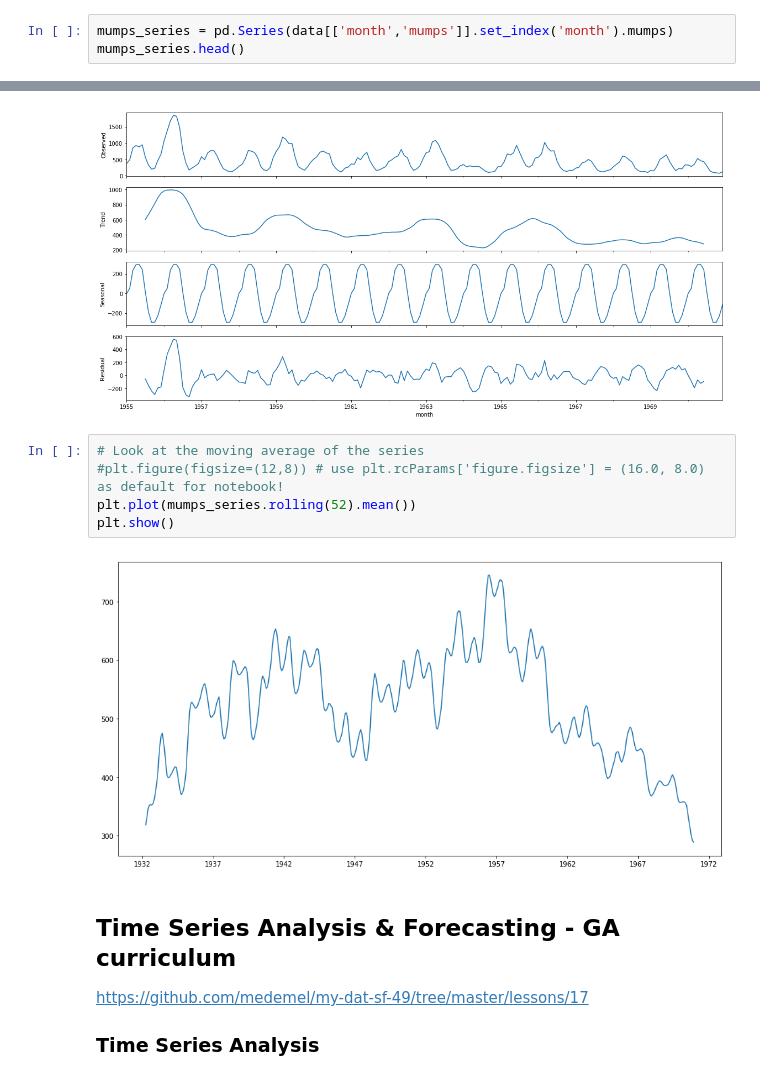
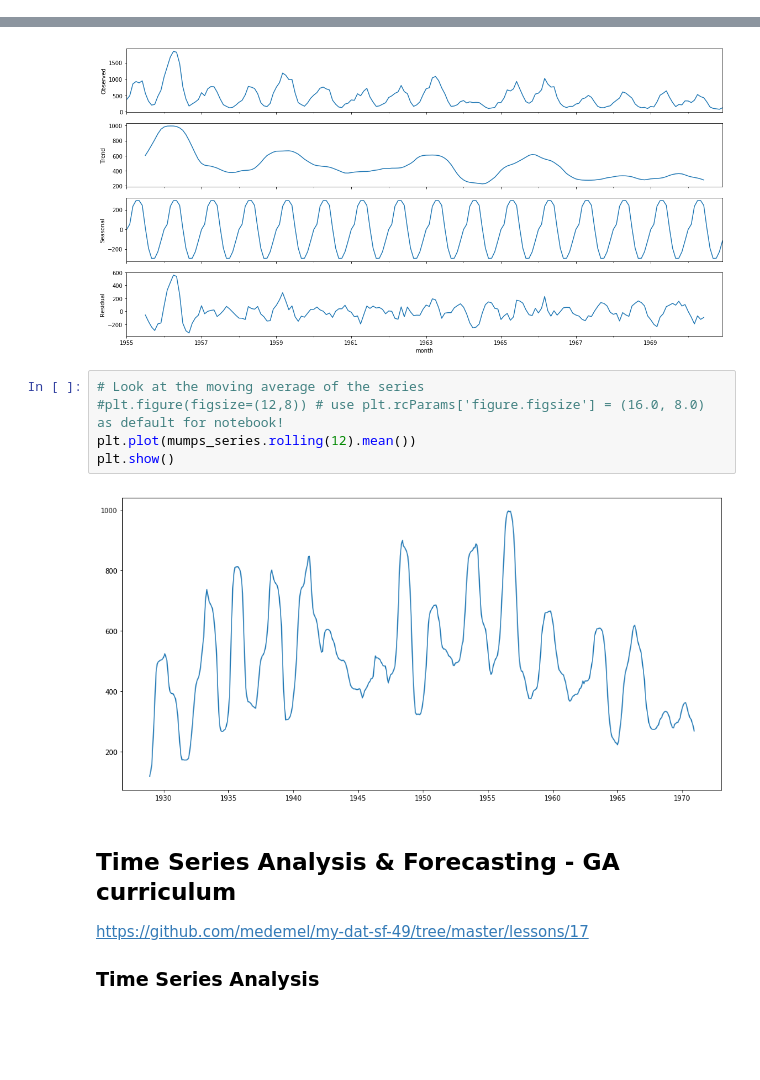
Before and after one commit to DineshPendyala/Start-ML, a Jupyter notebook: projects/04/mmedeiros_eda.ipynb, the cells around one changed output, grey strips where cells are left out. Saved outputs shown, nothing was run; the diff lists cells and outputs as text; blank space fills up the shorter version.

```diff
--- a/projects/04/mmedeiros_eda.ipynb
+++ b/projects/04/mmedeiros_eda.ipynb
@@ -414,3 +180,0 @@ plt.show()
-# %%
-mumps_series = pd.Series(data[['month','mumps']].set_index('month').mumps)
-mumps_series.head()
@@ -496,10 +273,10 @@ plt.show()
 # %%
 # Look at the moving average of the series
 #plt.figure(figsize=(12,8)) # use plt.rcParams['figure.figsize'] = (16.0, 8.0) as default for notebook!
-plt.plot(mumps_series.rolling(52).mean())
+plt.plot(mumps_series.rolling(12).mean())
 plt.show()
 # %% [output]
-[figure, old version]
+[figure, new version]
 # %% [markdown]
 ## Time Series Analysis & Forecasting  - GA curriculum
 https://github.com/medemel/my-dat-sf-49/tree/master/lessons/17
```
Also changed, not shown: parts of 47 cells of this notebook, 4 other files.
